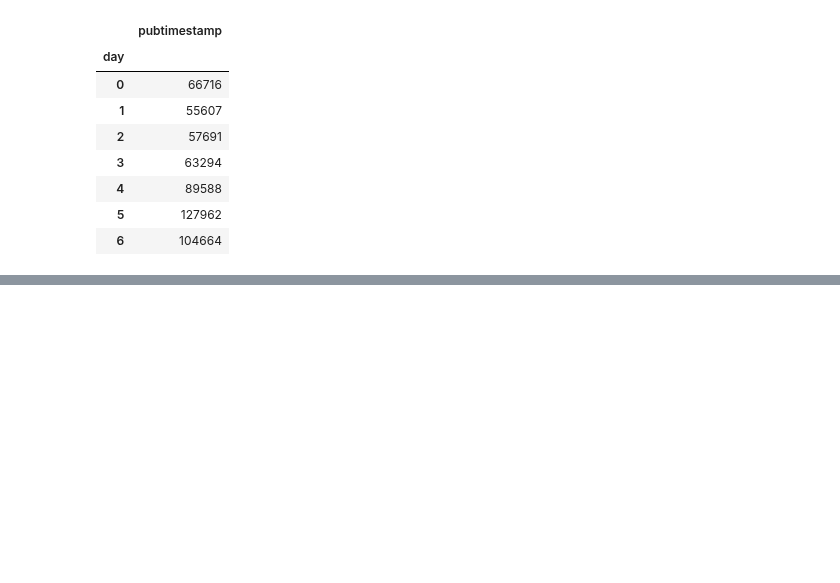
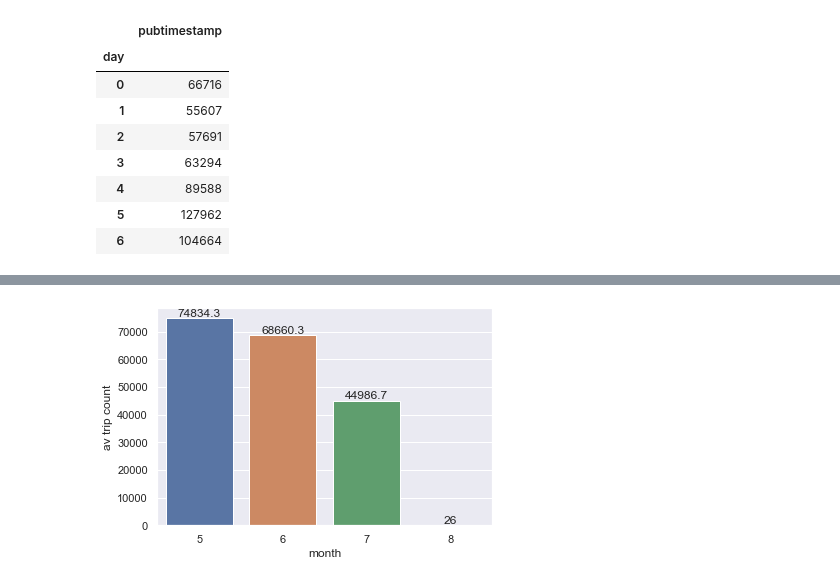
Before and after one commit to NSS-Data-Analytics-Cohort-10/scooters-group-2, a Jupyter notebook: notebooks/scooters.ipynb, the cells around one changed output, grey strips where cells are left out. Drawn from its saved outputs; the diff is of its cells as text; code cells hidden in the pictures; blank space fills up the shorter version.

```diff
--- a/notebooks/scooters.ipynb
+++ b/notebooks/scooters.ipynb
@@ -700,0 +771,5 @@ plt.savefig('Scooter Use per Hour of Day')
+# %%
+grouped_ts_mo = timestamp.groupby('month').agg('count')
+grouped_ts_hr.reset_index(inplace=True)
+# %%
+av_trips_per_mo = grouped_ts_mo / 3
@@ -700,0 +786,2 @@ plt.savefig('Scooter Use per Hour of Day')
+# %%
+av_trips_per_mo.reset_index(inplace=True)
@@ -700,0 +796,2 @@ plt.savefig('Scooter Use per Hour of Day')
+# %%
+av_trips_per_mo = av_trips_per_mo[['month', 'pubtimestamp']]
@@ -700,0 +806,6 @@ plt.savefig('Scooter Use per Hour of Day')
+# %%
+ax = sns.barplot(data=av_trips_per_mo, x='month', y='av trip count')
+ax.bar_label(ax.containers[0])
+plt.savefig('av total trips per month')
+# %% [output]
+[figure, added]
```
Also changed, not shown: parts of 24 cells of this notebook, 11 other files.
